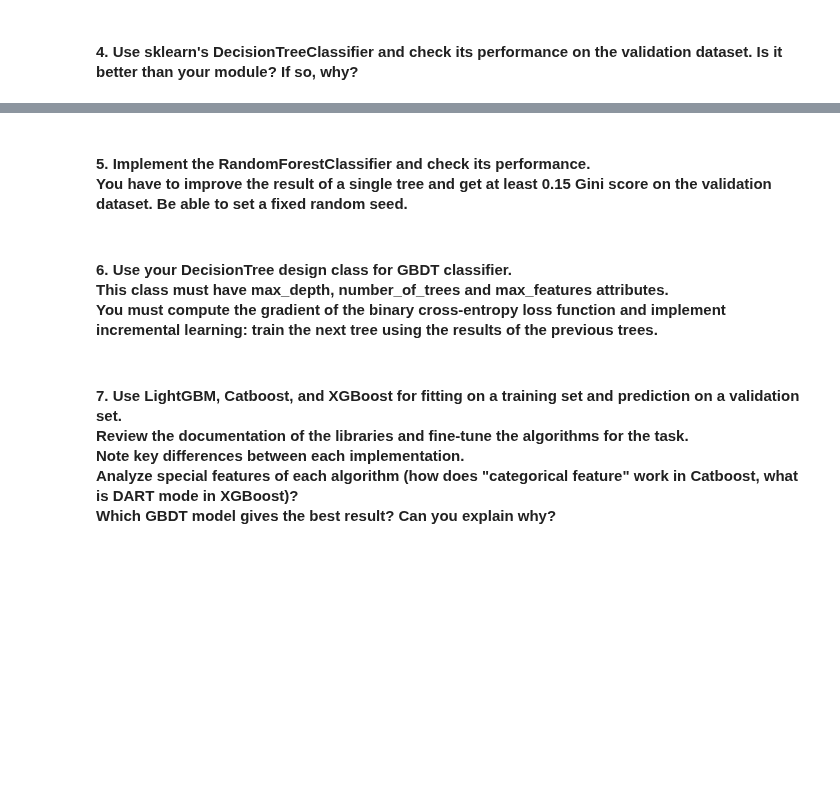
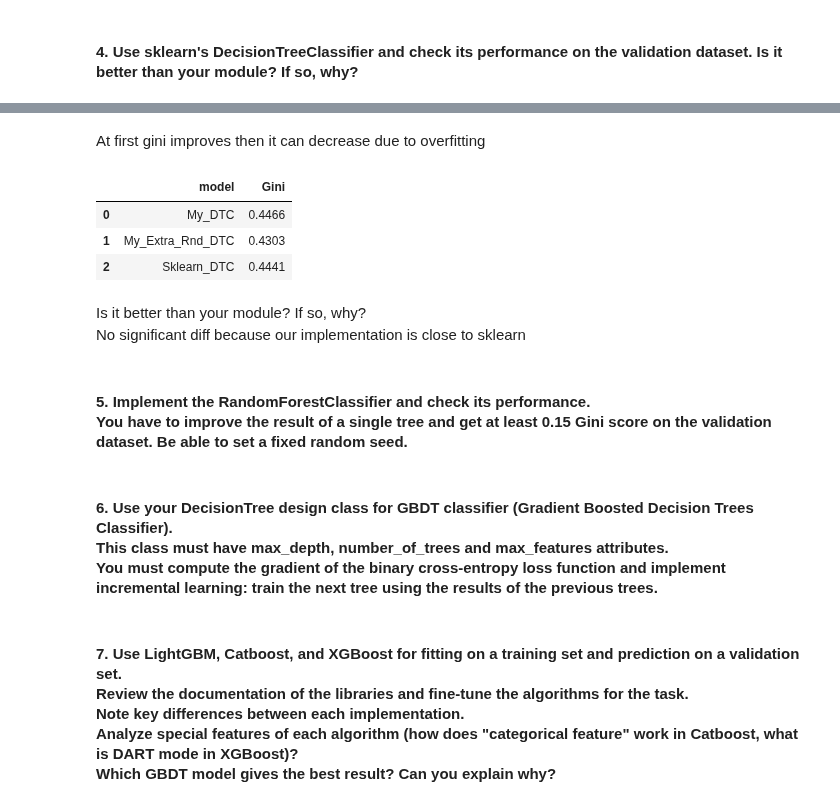
Before and after one commit to TimurOsmanov/s21, a Jupyter notebook: ML/ML5_Decision_trees/src/DontGetKicked_ML5.ipynb, the cells around one changed output, grey strips where cells are left out. Cells and saved outputs as stored; diff of their text form; code cells hidden in the pictures; blank space fills up the shorter version.

```diff
--- a/ML/ML5_Decision_trees/src/DontGetKicked_ML5.ipynb
+++ b/ML/ML5_Decision_trees/src/DontGetKicked_ML5.ipynb
@@ -212,6 +219,10 @@ fig.show()
 [figure]
 # %% [markdown]
 Target classes are imbalanced
+# %%
+def gini_score_sk(y_true, y_score):
+    """using 2*ROC AUC - 1 approach"""
+    return round(2 * roc_auc_score(y_true=y_true, y_score=y_score) - 1, 4)
 # %% [markdown]
 #### 2. Create a Python class for Decision Tree Classifier and Decision Tree Regressor (MSE loss).
 It should support fit, predict_proba, and predict methods. <br>
@@ -222,7 +233,3 @@ Use the Gini impurity criterion as a criterion for choosing the split.
 - Implement a function that finds the best possible split in the current node.
 - Combine the previous steps into your working Decision Tree Classifier.
 - Implement an Extra Randomized Tree by designing another function to find the best split.
-# %%
-@dataclass
-class DecisionTreeClsf():
-    pass
@@ -234,3 +458,15 @@ class DecisionTreeReg():
 #### 3. With your DecisionTree module, you must obtain a Gini score of at least 0.1 on the validation dataset.
 # %% [markdown]
 #### 4.  Use sklearn's DecisionTreeClassifier and check its performance on the validation dataset. Is it better than your module? If so, why?
+# %%
+best_depth, best_gini = 1, 0
+
+for depth in range(1, 10):
+    model = DecisionTreeClassifier(criterion='gini', random_state=42, max_depth=depth)
+    model.fit(X=X_train_, y=y_train_)
+    y_pred = model.predict_proba(X=X_valid_)[:, 1]
+    gini = gini_score_sk(y_true=y_valid_.values, y_score=y_pred)
+    if best_gini < gini:
+        best_gini = gini
+        best_depth = depth
+    print(f'{depth = } {gini = }')
@@ -237,3 +483,30 @@ class DecisionTreeReg():
+# %% [markdown]
+At first gini improves then it can decrease due to overfitting
+# %%
+out: pd.DataFrame = pd.DataFrame({"model": [], "Gini": []})
+
+for model, name in [
+    (DecisionTreeClsf(criterion='gini', random_state=42, max_depth=best_depth), 'My_DTC'),
+    # insted of implementing Extra Randomized Tree use this:
+    (DecisionTreeClsf(criterion='entropy', random_state=42, max_depth=best_depth), 'My_Extra_Rnd_DTC'),
+    (DecisionTreeClassifier(criterion='gini', random_state=42, max_depth=best_depth), 'Sklearn_DTC'),
+]:
+
+    model.fit(X=X_train_, y=y_train_)
+    y_pred = model.predict_proba(X=X_valid_)[:, 1]
+    out.loc[len(out)] = {
+        "model": name,
+        "Gini": gini_score_sk(y_true=y_valid_.values, y_score=y_pred),
+    }
+
+out.reset_index(drop=True)
+# %% [output]
+|  | model | Gini |
+| 0 | My_DTC | 0.4466 |
+| 1 | My_Extra_Rnd_DTC | 0.4303 |
+| 2 | Sklearn_DTC | 0.4441 |
+# %% [markdown]
+Is it better than your module? If so, why?<br>No significant diff because our implementation is close to sklearn
 # %% [markdown]
 #### 5. Implement the RandomForestClassifier and check its performance. <br>You have to improve the result of a single tree and get at least 0.15 Gini score on the validation dataset. Be able to set a fixed random seed.
 # %%
@@ -241,7 +514,7 @@ class DecisionTreeReg():
 class RandomForestClsf():
     pass
 # %% [markdown]
-#### 6. Use your DecisionTree design class for GBDT classifier.<br>This class must have max_depth, number_of_trees and max_features attributes.<br> You must compute the gradient of the binary cross-entropy loss function and implement incremental learning: train the next tree using the results of the previous trees.
+#### 6. Use your DecisionTree design class for GBDT classifier (Gradient Boosted Decision Trees Classifier).<br>This class must have max_depth, number_of_trees and max_features attributes.<br> You must compute the gradient of the binary cross-entropy loss function and implement incremental learning: train the next tree using the results of the previous trees.
 # %%
 @dataclass
 class GBDT_Clsf():
```
Also changed, not shown: parts of 7 cells of this notebook.
